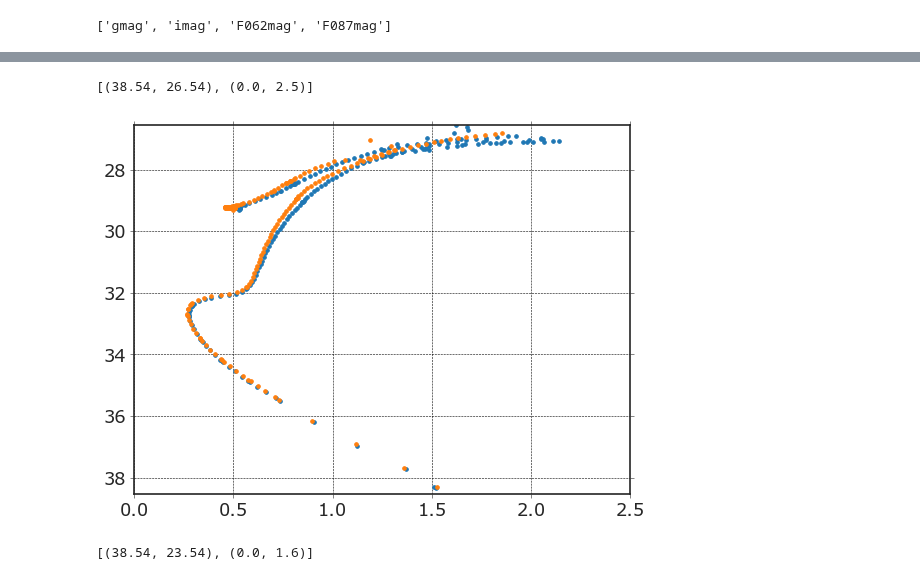
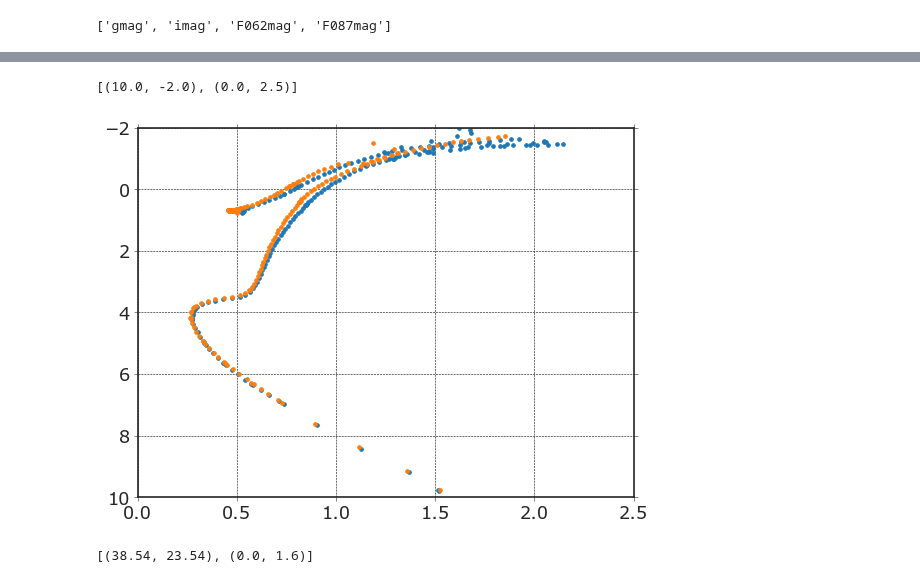
Before and after one commit to caganze/stellarstreams, a Jupyter notebook: notebooks/Poster Figures .ipynb, the cells around one changed output, grey strips where cells are left out. Cells and saved outputs as stored; diff of their text form; code cells hidden in the pictures.

```diff
--- a/notebooks/Poster Figures .ipynb
+++ b/notebooks/Poster Figures .ipynb
@@ -393,10 +386,14 @@ df1=ascii.read(isochrone_path+'/Isochrone_CFHT_PARSEC_withDust_newZ.txt').to_pan
 # %%
+from astropy.io import ascii
+df=ascii.read(path_isochrone+'/cfht_pre2014_isochrones_pal5.txt').to_pandas()
+df1=ascii.read(isochrone_path+'/Isochrone_CFHT_PARSEC_withDust_newZ.txt').to_pandas()
+
 fig, ax=plt.subplots()
-ax.scatter(df1["g'mag"]-df1["i'mag"], df1["g'mag"]+28.54, s=10)
+ax.scatter(df1["g'mag"]-df1["i'mag"], df1["g'mag"], s=10)
 
-ax.scatter(df['gmag']-df['imag'], df['gmag']+28.54, s=10)
+ax.scatter(df['gmag']-df['imag'], df['gmag'], s=10)
 ax.grid()
-ax.set(ylim=np.array([10, -2])+28.54, xlim=[0, 2.5])
+ax.set(ylim=np.array([10, -2]), xlim=[0, 2.5])
 # %% [output]
-[(38.54, 26.54), (0.0, 2.5)]
+[(10.0, -2.0), (0.0, 2.5)]
-[figure, old version]
+[figure, new version]
```
Also changed, not shown: parts of 20 cells of this notebook, 7 other files.
